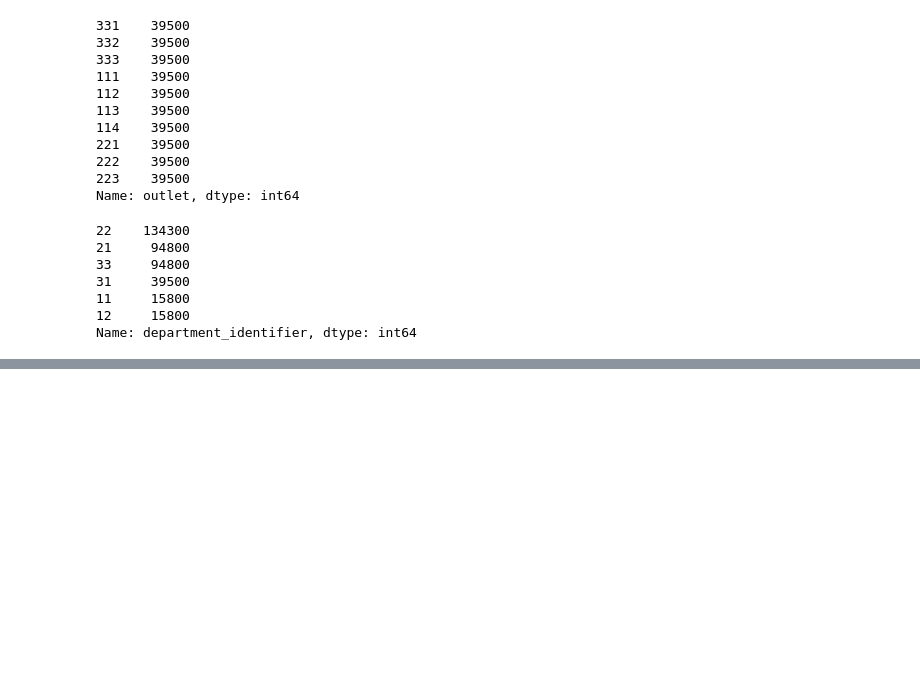
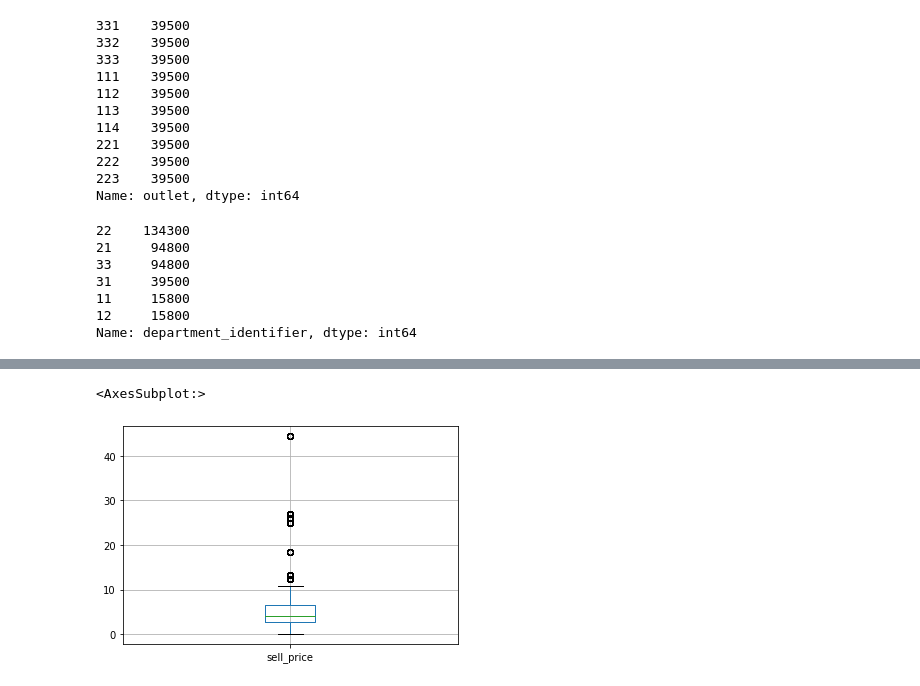
Before and after one commit to Prateekbangwal/Predicting_sales_of_product, a Jupyter notebook: predicting_retail_sales.ipynb, the cells around one changed output, grey strips where cells are left out. Drawn from its saved outputs; the diff is of its cells as text; code cells hidden in the pictures; blank space fills up the shorter version.

```diff
--- a/predicting_retail_sales.ipynb
+++ b/predicting_retail_sales.ipynb
@@ -214,0 +227,5 @@ Name: department_identifier, dtype: int64
+# %%
+train_data.boxplot(column=['sell_price'])
+# %% [output]
+<AxesSubplot:>
+[figure, added]
```
Also changed, not shown: parts of 15 cells of this notebook.
